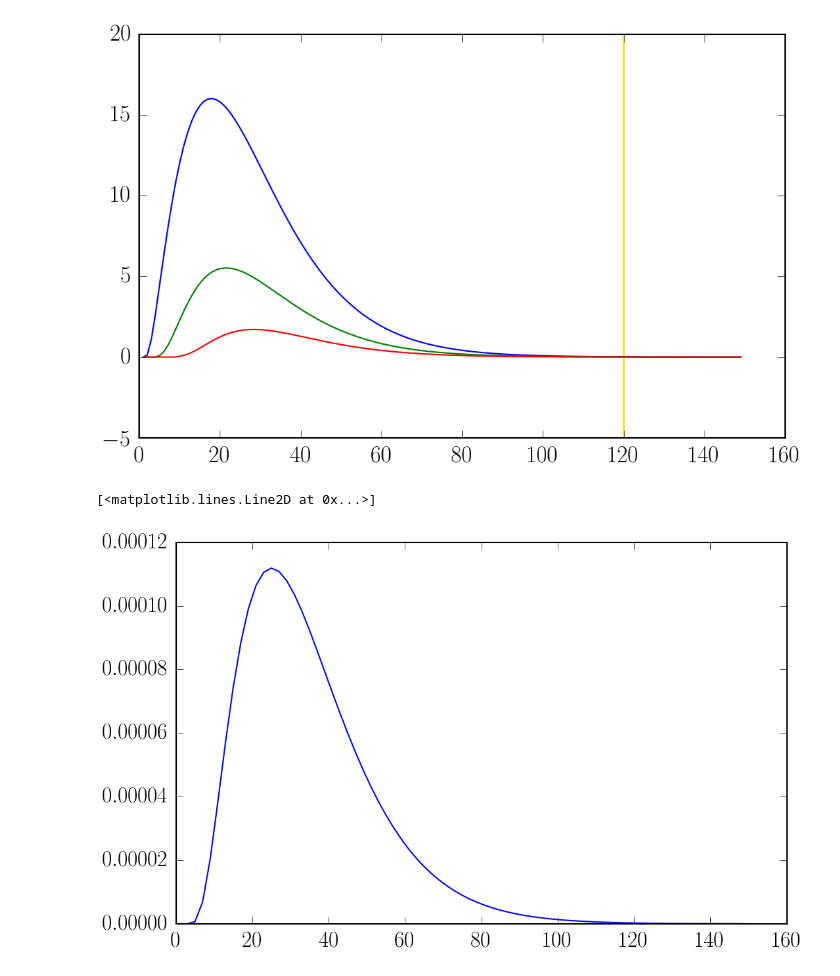
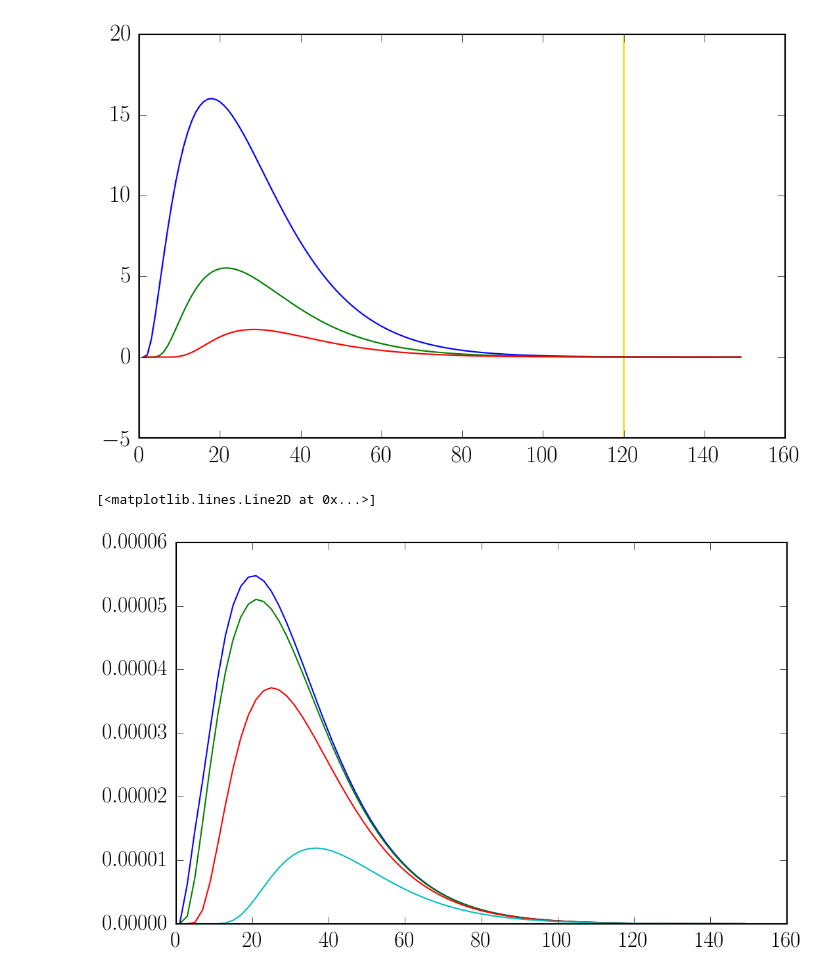
Before and after one commit to aapandy2/dielectric_tensor_tests, a Jupyter notebook: alpha_V_plot.ipynb, the cells around one changed output. Saved outputs shown, nothing was run; the diff lists cells and outputs as text; code cells hidden in the pictures.

```diff
--- a/alpha_V_plot.ipynb
+++ b/alpha_V_plot.ipynb
@@ -127,17 +127,32 @@ pl.plot(x3, y3)
 # %% [output]
 [<matplotlib.lines.Line2D at 0x...>]
 [figure]
-# %%
-data = np.loadtxt('susceptibility_tensor/output.txt')
-
-theta_e = 1.
-
-#pl.axvline(theta_e**2. + 20., color='gold')
-
-x = data[:, 0]
-y = data[:, 1]
-
-pl.plot(x, y)
-# %% [output]
-[<matplotlib.lines.Line2D at 0x...>]
-[figure, removed]
+# %%
+data1 = np.loadtxt('../susceptibility_tensor/output1.txt')
+data2 = np.loadtxt('../susceptibility_tensor/output2.txt')
+data3 = np.loadtxt('../susceptibility_tensor/output3.txt')
+data4 = np.loadtxt('../susceptibility_tensor/output4.txt')
+
+theta_e = 1.
+
+#pl.axvline(theta_e**2. + 20., color='gold')
+
+x1 = data1[:, 0]
+y1 = data1[:, 1]
+
+x2 = data2[:, 0]
+y2 = data2[:, 1]
+
+x3 = data3[:, 0]
+y3 = data3[:, 1]
+
+x4 = data4[:, 0]
+y4 = data4[:, 1]
+
+pl.plot(x1, y1)
+pl.plot(x2, y2)
+pl.plot(x3, y3)
+pl.plot(x4, y4)
+# %% [output]
+[<matplotlib.lines.Line2D at 0x...>]
+[figure, added]
```
Also changed, not shown: parts of 1 cell of this notebook, 19 other files.
